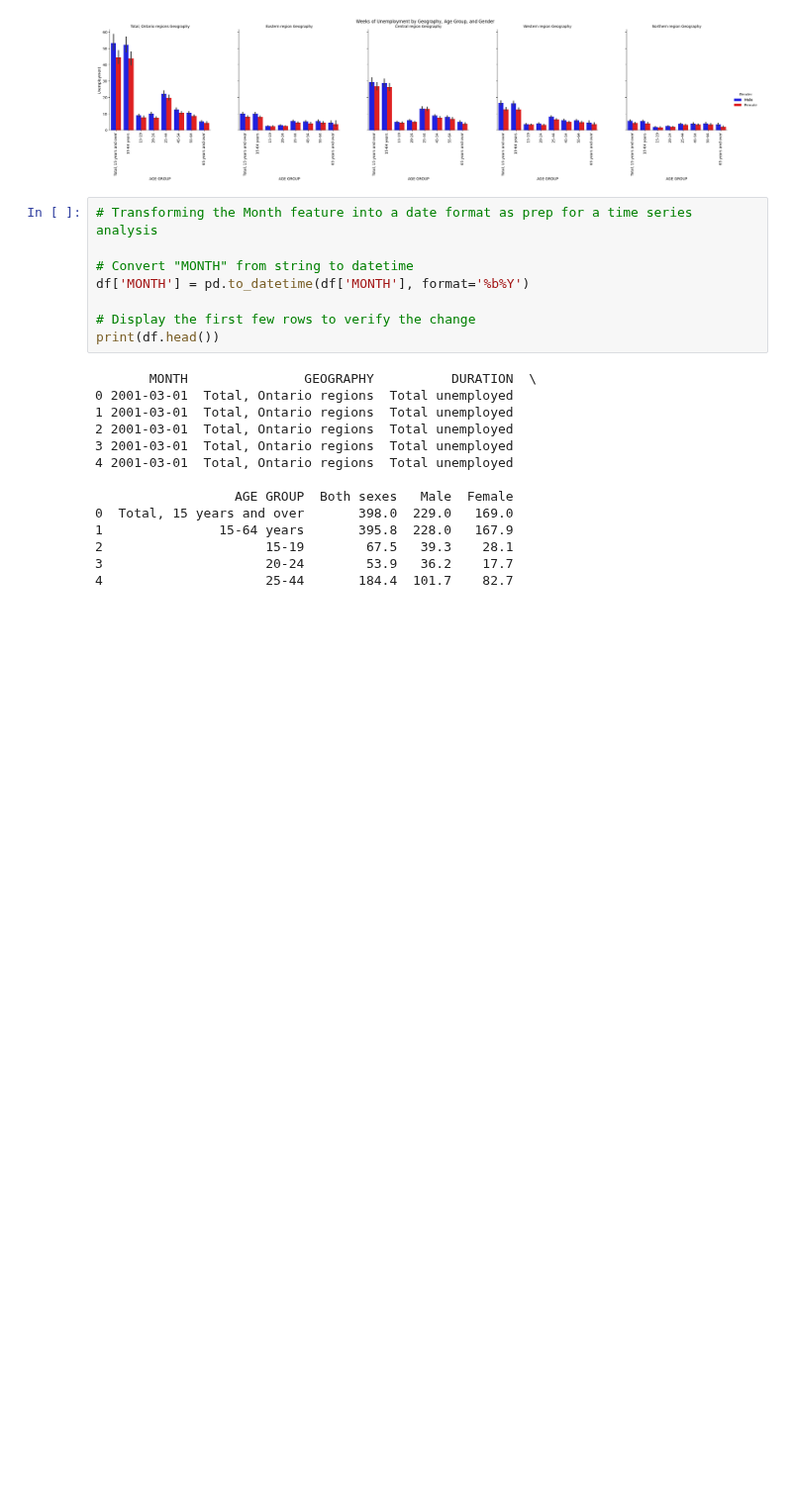
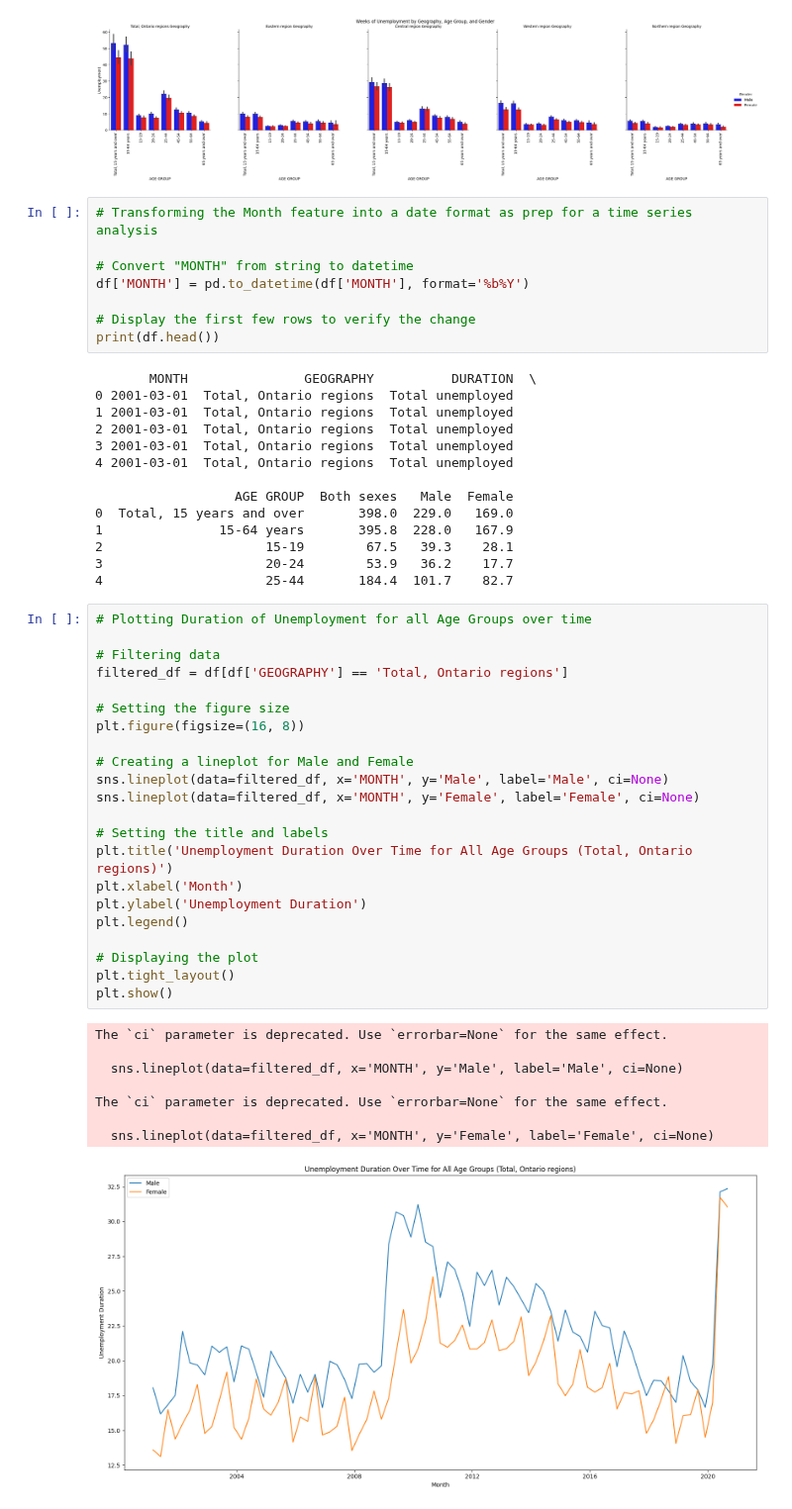
Before and after one commit to VladSaaS/peopleanlaytics, a Jupyter notebook: Ontario Unemployment Duration/ontario_unemployment_duration.ipynb, the cells around one changed output. Shown at 99% size. Saved outputs shown, nothing was run; the diff lists cells and outputs as text; blank space fills up the shorter version.

Commit message:
Plotted duration of unemployment over time.

```diff
--- a/Ontario Unemployment Duration/ontario_unemployment_duration.ipynb
+++ b/Ontario Unemployment Duration/ontario_unemployment_duration.ipynb
@@ -82,3 +82,34 @@ print(df.head())
 2                     15-19        67.5   39.3    28.1
 3                     20-24        53.9   36.2    17.7
 4                     25-44       184.4  101.7    82.7
+# %%
+# Plotting Duration of Unemployment for all Age Groups over time
+
+# Filtering data
+filtered_df = df[df['GEOGRAPHY'] == 'Total, Ontario regions']
+
+# Setting the figure size
+plt.figure(figsize=(16, 8))
+
+# Creating a lineplot for Male and Female
+sns.lineplot(data=filtered_df, x='MONTH', y='Male', label='Male', ci=None)
+sns.lineplot(data=filtered_df, x='MONTH', y='Female', label='Female', ci=None)
+
+# Setting the title and labels
+plt.title('Unemployment Duration Over Time for All Age Groups (Total, Ontario regions)')
+plt.xlabel('Month')
+plt.ylabel('Unemployment Duration')
+plt.legend()
+
+# Displaying the plot
+plt.tight_layout()
+plt.show()
+# %% [output]
+The `ci` parameter is deprecated. Use `errorbar=None` for the same effect.
+
+  sns.lineplot(data=filtered_df, x='MONTH', y='Male', label='Male', ci=None)
+
+The `ci` parameter is deprecated. Use `errorbar=None` for the same effect.
+
+  sns.lineplot(data=filtered_df, x='MONTH', y='Female', label='Female', ci=None)
+[figure, added]
```
